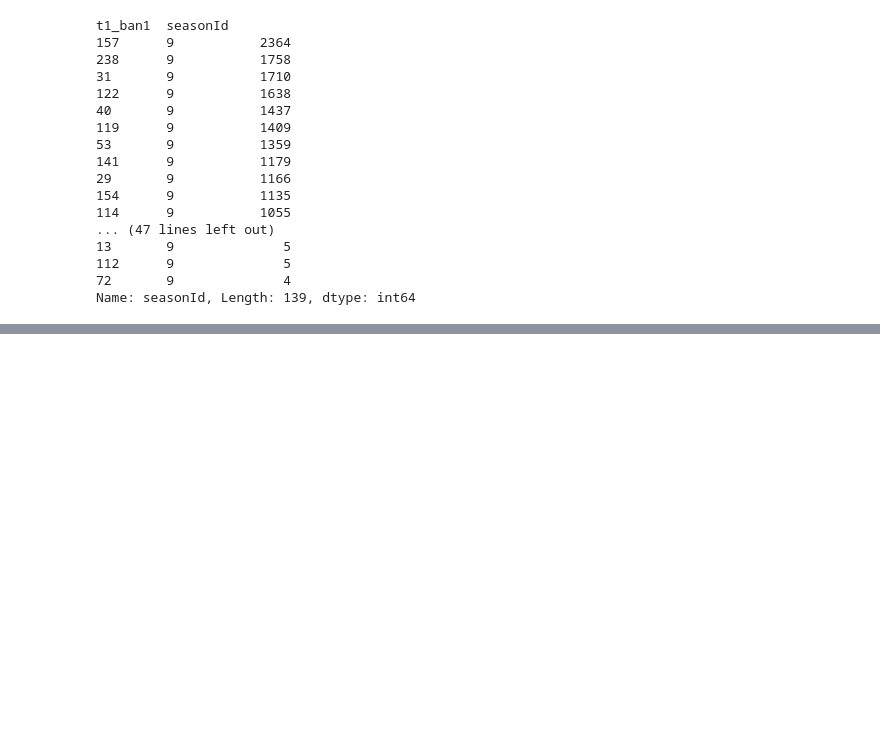
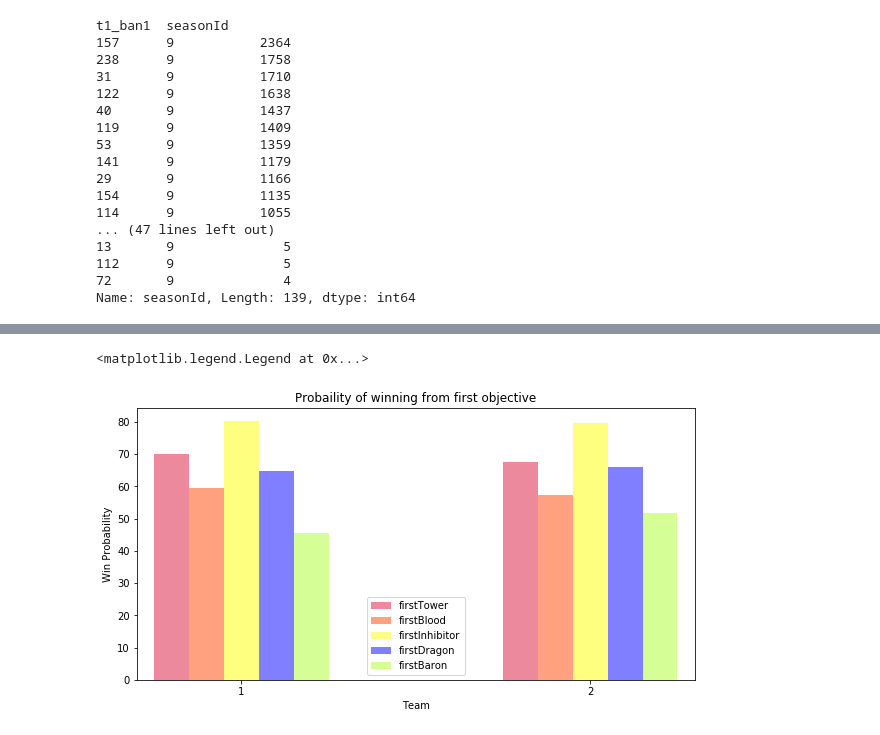
Before and after one commit to Kristian-Roopnarine/ML-League-Of-Legends, a Jupyter notebook: LOL_EDA.ipynb, the cells around one changed output, grey strips where cells are left out. Drawn from its saved outputs; the diff is of its cells as text; code cells hidden in the pictures; blank space fills up the shorter version.

```diff
--- a/LOL_EDA.ipynb
+++ b/LOL_EDA.ipynb
@@ -258,0 +344,8 @@ Name: seasonId, Length: 139, dtype: int64
+# %%
+i =0
+while i < len(features):
+    print('%s:' % features[i])
+
+    print('Team 1 - %s win rate '% first_features[2*i])
+    print('Team 2- %s win rate ' % first_features[2*i+1])
+    i += 1
@@ -258,0 +368,63 @@ Name: seasonId, Length: 139, dtype: int64
+# %%
+team =[1,2]
+
+first_team = [first_features[i] for i in range(0,9,2)]
+second_team = [first_features[i] for i in range(1,10,2)]
+# %%
+win_probability = pd.DataFrame([first_team,second_team],columns=features,index=[team]).reset_index()
+# %%
+win_probability=win_probability.rename(columns={'level_0':'winner'})
+# %%
+pos = list(range(len(win_probability['winner'])))
+width = 0.10
+
+#plotting the bars
+fig,ax= plt.subplots(figsize=(10,5))
+
+#create a bar with firstblood data, in position pos
+
+plt.bar(pos,
+       win_probability['firstTower'],
+       width,
+       alpha=0.5,
+       color ='#DC143C',
+       label=win_probability.columns[1])
+
+plt.bar([p + width for p in pos],
+       win_probability['firstBlood'],
+       width,
+       alpha=0.5,
+       color ='#FF4500',
+       label=win_probability.columns[2])
+
+plt.bar([p + width*2 for p in pos],
+       win_probability['firstInhibitor'],
+       width,
+       alpha=0.5,
+       color ='#FFFF00',
+       label=win_probability.columns[3])
+
+plt.bar([p + width*3 for p in pos],
+       win_probability['firstDragon'],
+       width,
+       alpha=0.5,
+       color ='#0000FF',
+       label=win_probability.columns[4])
+
+plt.bar([p + width*4 for p in pos],
+       win_probability['firstBaron'],
+       width,
+       alpha=0.5,
+       color ='#ADFF2F',
+       label=win_probability.columns[5])
+
+plt.xlim(min(pos)-width, max(pos)+width*5)
+ax.set_ylabel('Win Probability')
+ax.set_xlabel('Team')
+ax.set_title('Probaility of winning from first objective')
+ax.set_xticks([p + 2 * width for p in pos])
+ax.set_xticklabels(win_probability['winner'])
+plt.legend()
+# %% [output]
+<matplotlib.legend.Legend at 0x...>
+[figure, added]
```
Also changed, not shown: parts of 17 cells of this notebook.
